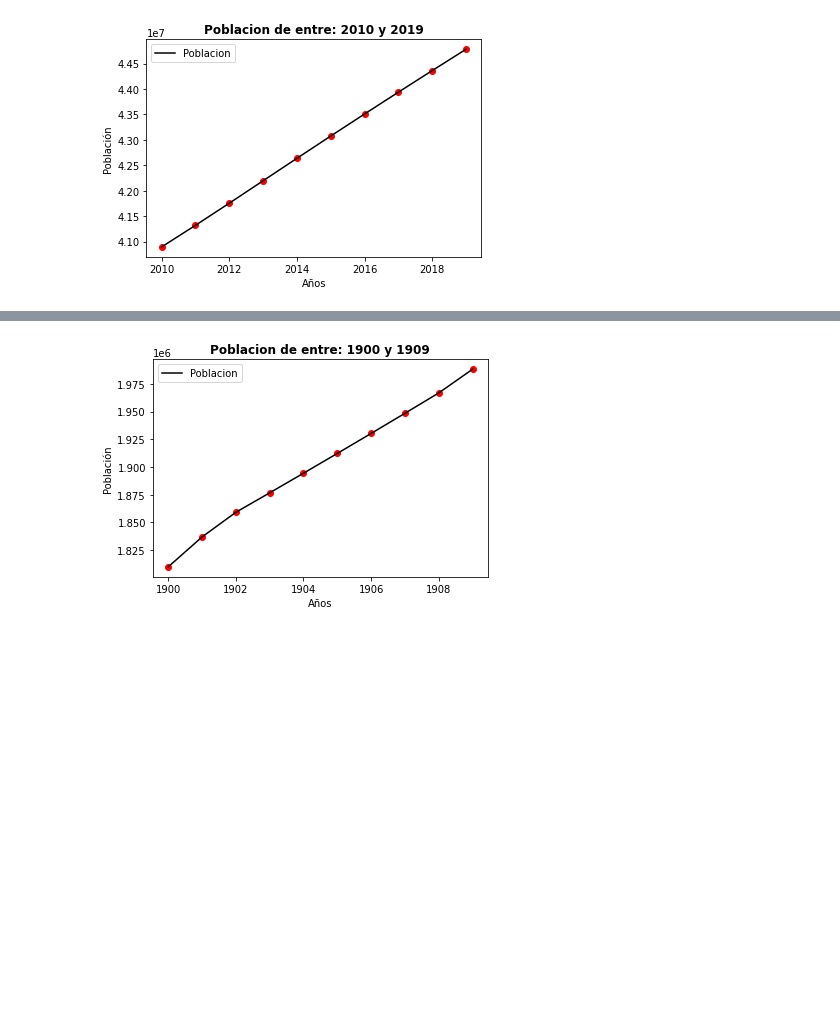
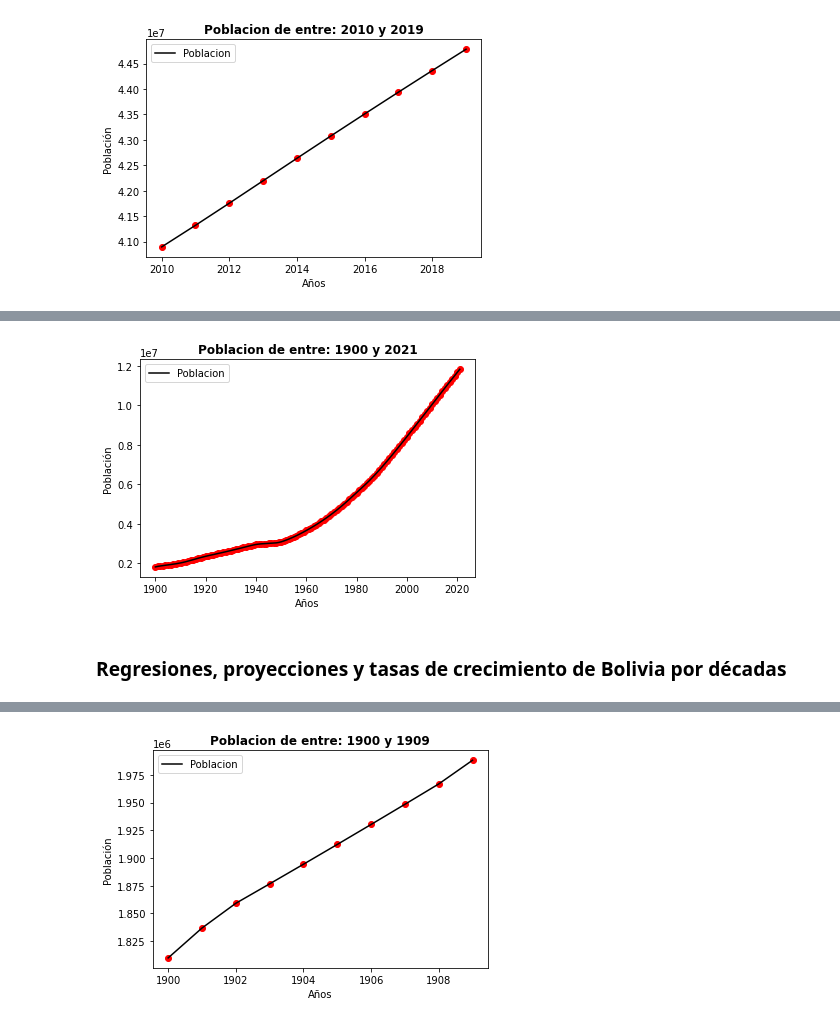
Before and after one commit to Danp06/Procesamiento, a Jupyter notebook: Trabajo Final.ipynb, the cells around one changed output, grey strips where cells are left out. Drawn from its saved outputs; the diff is of its cells as text; code cells hidden in the pictures; blank space fills up the shorter version.

```diff
--- a/Trabajo Final.ipynb
+++ b/Trabajo Final.ipynb
@@ -167,0 +776,6 @@ Graficos(ARG10)
+# %%
+Grafico(BOL)
+# %% [output]
+[figure, added]
+# %% [markdown]
+### Regresiones, proyecciones y tasas de crecimiento de Bolivia por décadas
```
Also changed, not shown: parts of 84 cells of this notebook.
